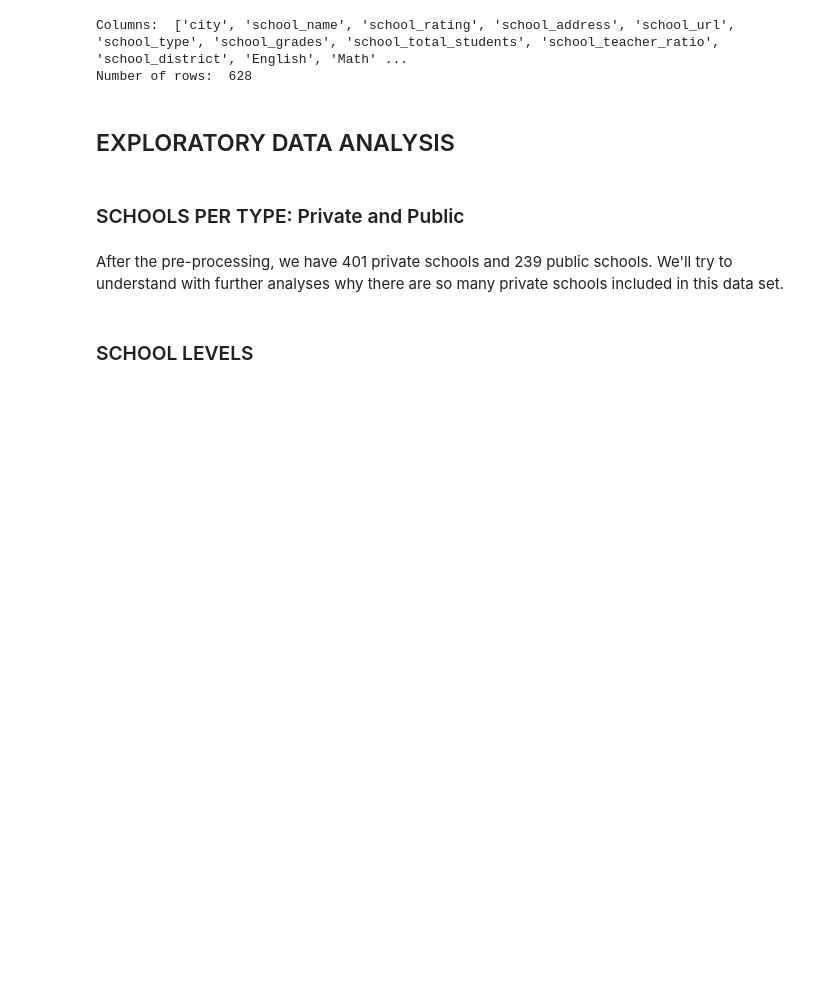
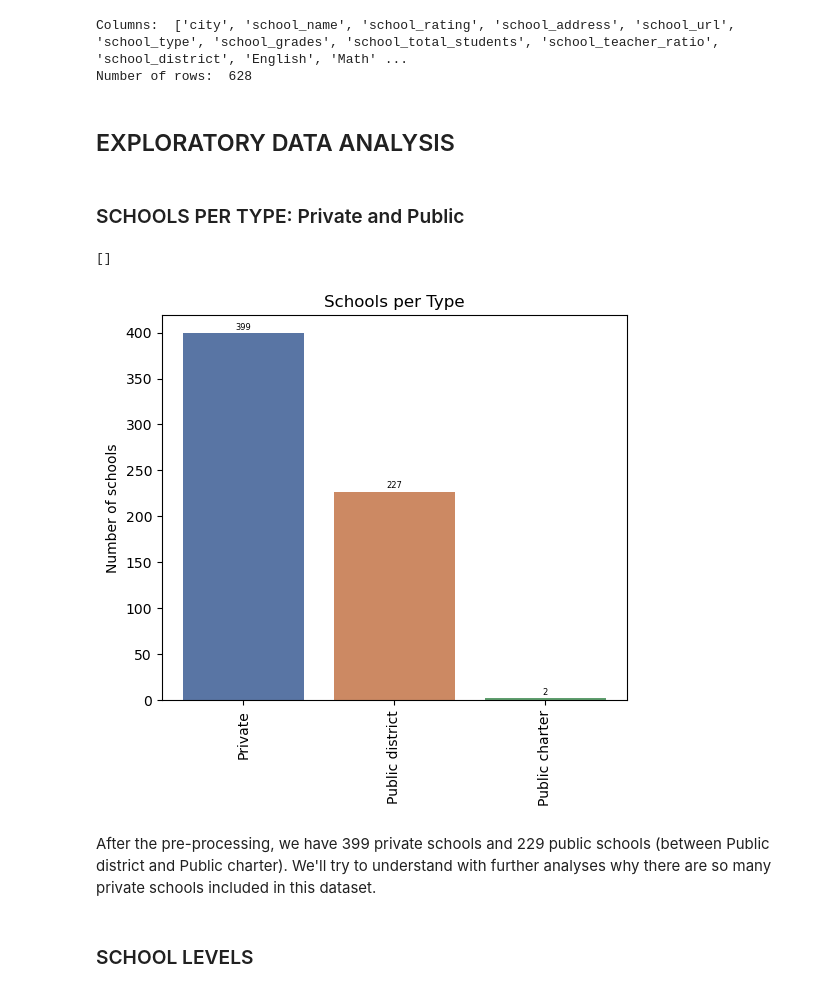
Before and after one commit to patrines3/GreatSchoolsProject, a Jupyter notebook: GreatSchoolsAnalysis.ipynb, the cells around one changed output. Cells and saved outputs as stored; diff of their text form; code cells hidden in the pictures; blank space fills up the shorter version.

```diff
--- a/GreatSchoolsAnalysis.ipynb
+++ b/GreatSchoolsAnalysis.ipynb
@@ -685,13 +687,16 @@ Number of rows:  628
 # %%
 # How many schools are there per type?
 
 # Set the width and height of the figure
 plt.figure(figsize=(6,5))
 # Add title
-plt.title("Schools per type")
+plt.title("Schools per Type")
 plt.xticks(rotation=90)
 
 ax = sns.countplot(data=schools_df, x='school_type', palette='deep', order=['Private','Public district','Public charter'])
 ax.bar_label(container=ax.containers[0], fontsize=6, padding=1)
-ax.set(ylabel = "Count", xlabel='')
+ax.set(ylabel = 'Number of schools', xlabel='')
 ax.plot()
+# %% [output]
+[]
+[figure, added]
@@ -716,5 +703,5 @@ display(HTML(TABLEAU_PUBLIC_VIZ_HTML))
 # %% [markdown]
-After the pre-processing, we have 401 private schools and 239 public schools. We'll try to understand with further analyses why there are so many private schools included in this data set.
+After the pre-processing, we have 399 private schools and 229 public schools (between Public district and Public charter). We'll try to understand with further analyses why there are so many private schools included in this dataset.
 # %% [markdown]
 ### SCHOOL LEVELS
 # %%
```
Also changed, not shown: parts of 61 cells of this notebook.
